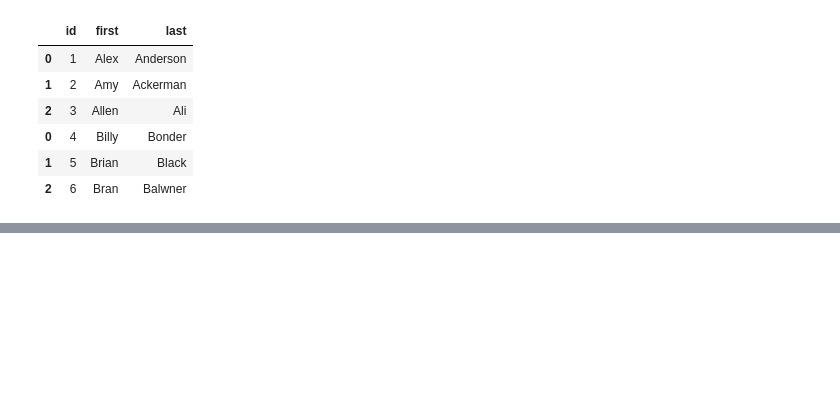
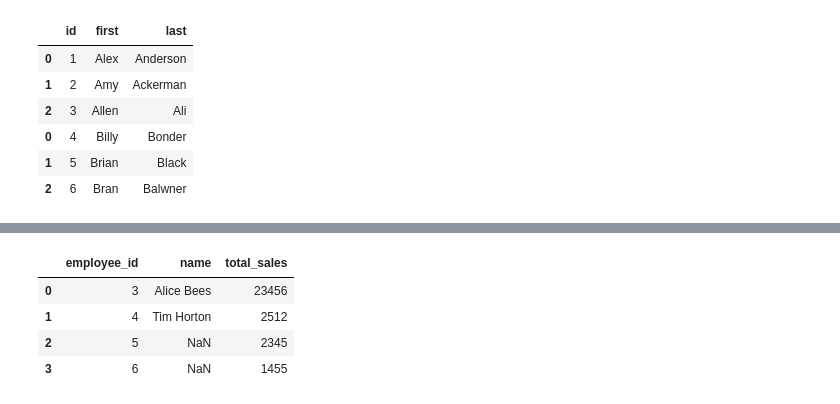
Before and after one commit to SamGombs20/DataAnalysisSample, a Jupyter notebook: code/dataWrangling.ipynb, the cells around one changed output, grey strips where cells are left out. Saved outputs shown, nothing was run; the diff lists cells and outputs as text; code cells hidden in the pictures; blank space fills up the shorter version.

```diff
--- a/code/dataWrangling.ipynb
+++ b/code/dataWrangling.ipynb
@@ -226,0 +277,9 @@ pd.concat([df_a, df_b], axis=0)
+# %%
+#Returning all rows for sales dataframe
+pd.merge(employee_df, sales_df, how='right')
+# %% [output]
+|  | employee_id | name | total_sales |
+| 0 | 3 | Alice Bees | 23456 |
+| 1 | 4 | Tim Horton | 2512 |
+| 2 | 5 | NaN | 2345 |
+| 3 | 6 | NaN | 1455 |
```
Also changed, not shown: parts of 5 cells of this notebook.
